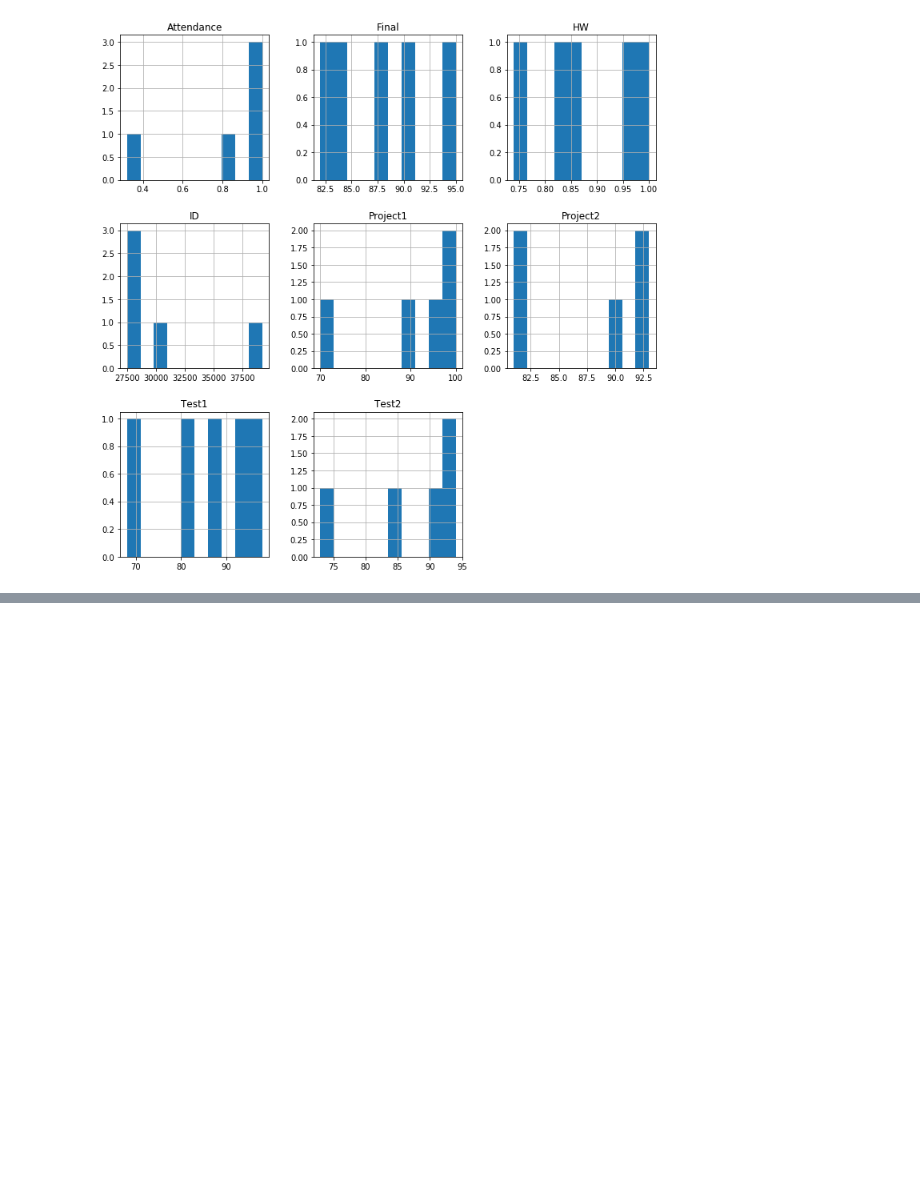
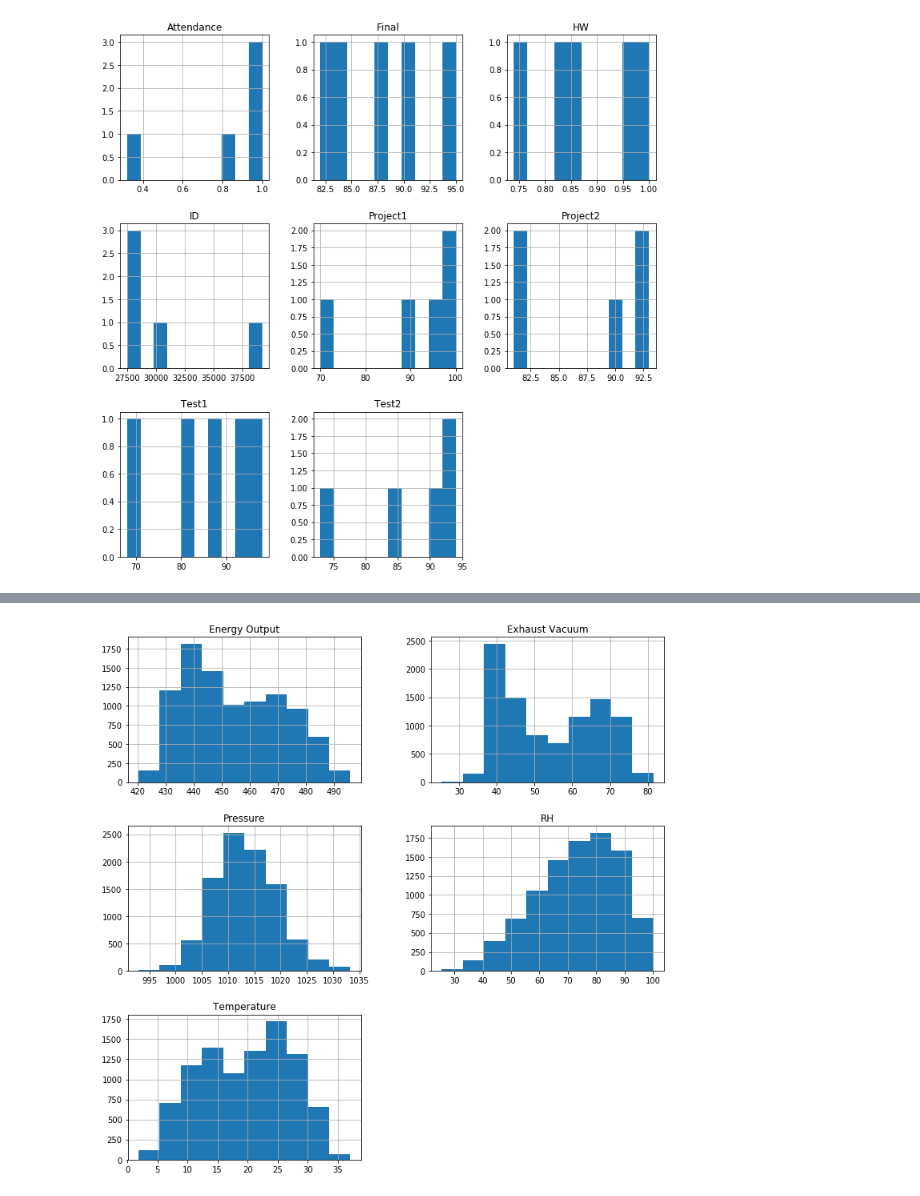
Before and after one commit to RobertoDelamora/data-science-academy, a Jupyter notebook: udacity/fundamentos-data-scientist-I/definitive-toolkit/Pandas_Tutorial.ipynb, the cells around one changed output, grey strips where cells are left out. Drawn from its saved outputs; the diff is of its cells as text; code cells hidden in the pictures; blank space fills up the shorter version.

Commit message:
Ending Pandas Tutorial

```diff
--- a/udacity/fundamentos-data-scientist-I/definitive-toolkit/Pandas_Tutorial.ipynb
+++ b/udacity/fundamentos-data-scientist-I/definitive-toolkit/Pandas_Tutorial.ipynb
@@ -1770,0 +1783,7 @@ df_student.hist(figsize=(12,12));
+# %%
+# Importando biblioteca e lendo arquivo
+import pandas as pd
+% matplotlib inline
+
+df_pp = pd.read_csv('C:/Users/thiagoPanini/Downloads/datasets/powerplant_edited.csv')
+df_pp.head()
@@ -1770,0 +1842,5 @@ df_student.hist(figsize=(12,12));
+# %%
+# Antes de tudo, transformar vírgulas em ponto
+for value in df_pp:
+    for i in range(df_pp.shape[0]):
+        df_pp[value][i] = df_pp[value][i].replace(',','.')
@@ -1770,0 +1851,4 @@ df_student.hist(figsize=(12,12));
+# %%
+# Aplicando conversão e verificando
+df_pp = df_pp.astype(float)
+df_pp.dtypes
@@ -1770,0 +1875,5 @@ df_student.hist(figsize=(12,12));
+# %%
+# Aplicando histograma
+df_pp.hist(figsize=(12,12));
+# %% [output]
+[figure, added]
```
Also changed, not shown: parts of 105 cells of this notebook, 43 other files.
